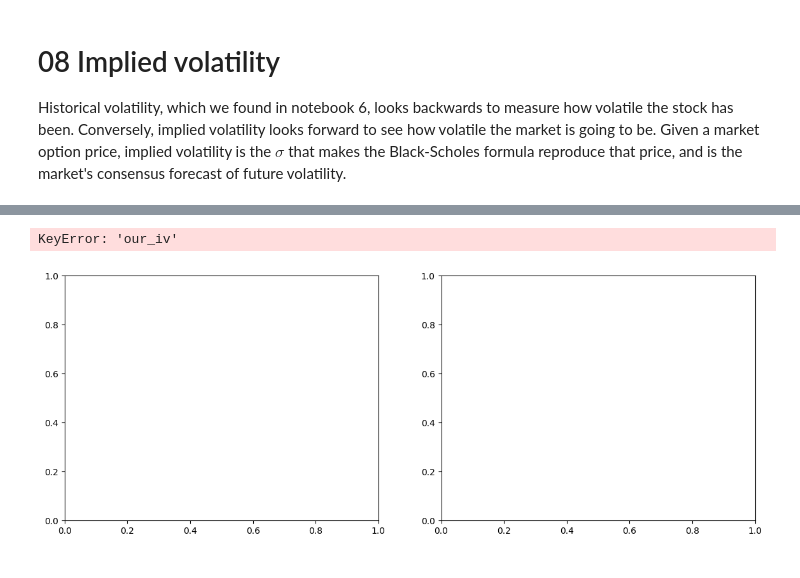
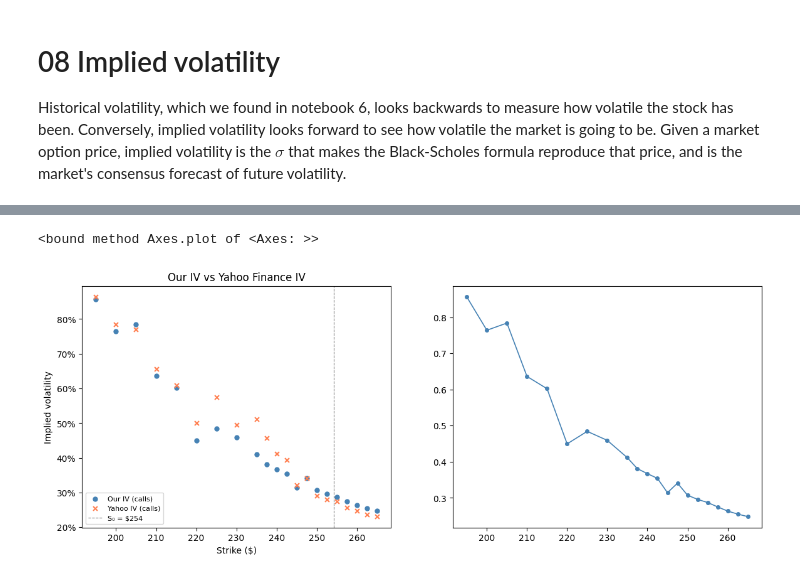
Before and after one commit to sub-roc/monte-carlo-pricer, a Jupyter notebook: notebooks/08_implied_vol.ipynb, the cells around one changed output, grey strips where cells are left out. Drawn from its saved outputs; the diff is of its cells as text; code cells hidden in the pictures.

```diff
--- a/notebooks/08_implied_vol.ipynb
+++ b/notebooks/08_implied_vol.ipynb
@@ -84,0 +118,18 @@ Call strikes: 29  |  Put strikes: 35
+# %%
+# compute IV row by row with explicit error reporting
+def safe_iv(row, Sof0, r, T, option_type):
+    try:
+        iv = implied_volatility(row['mid_price'], Sof0, row['strike'], r, T, option_type)
+        return iv
+    except Exception as e:
+        return np.nan
+
+calls['our_iv'] = calls.apply(safe_iv, axis=1, args=(Sof0, r, T, 'call'))
+puts['our_iv']  = puts.apply(safe_iv,  axis=1, args=(Sof0, r, T, 'put'))
+
+print(f"Calls — solved: {calls['our_iv'].notna().sum()}  failed: {calls['our_iv'].isna().sum()}")
+print(f"Puts  — solved: {puts['our_iv'].notna().sum()}   failed: {puts['our_iv'].isna().sum()}")
+
+# show a sample to verify values look reasonable
+print("\nSample call IV results:")
+print(calls[['strike', 'mid_price', 'our_iv', 'impliedVolatility']].head(8).round(4))
@@ -85,36 +150,29 @@ Call strikes: 29  |  Put strikes: 35
 # %%
+# drop fails
+calls_clean = calls.dropna(subset=['our_iv'])
+puts_clean  = puts.dropna(subset=['our_iv'])
+
 fig, axes = plt.subplots(1, 2, figsize=(14, 5))
 
-# plot 1: our IV vs yahoo's IV (sanity check)
-axes[0].scatter(calls['strike'], calls['our_iv'],
-                color='steelblue', s=20, label='Our IV (calls)')
-axes[0].scatter(calls['strike'], calls['impliedVolatility'],
-                color='coral', s=20, marker='x', label="Yahoo IV (calls)")
+# plot 1: our IV vs yahoo's IV
+axes[0].scatter(calls_clean['strike'], calls_clean['our_iv'],
+                color='steelblue', s=25, label='Our IV (calls)')
+axes[0].scatter(calls_clean['strike'], calls_clean['impliedVolatility'],
+                color='coral', s=25, marker='x', linewidths=1.5,
+                label='Yahoo IV (calls)')
 axes[0].axvline(Sof0, color='gray', linestyle='--',
                 linewidth=0.8, label=f'S₀ = ${Sof0:.0f}')
 axes[0].set_xlabel('Strike ($)')
 axes[0].set_ylabel('Implied volatility')
 axes[0].set_title('Our IV vs Yahoo Finance IV')
 axes[0].yaxis.set_major_formatter(plt.FuncFormatter(lambda y, _: f'{y:.0%}'))
 axes[0].legend(fontsize=8)
 
-# plot 2: volatility smile — calls and puts
-axes[1].plot(calls['strike'], calls['our_iv'],
+# plot 2: volatility smile — calls and puts together
+axes[1].plot(calls_clean['strike'], calls_clean['our_iv'],
              color='steelblue', linewidth=1.2, marker='o',
-             markersize=3, label='Calls')
-axes[1].plot(puts['strike'], puts['our_iv'],
-             color='coral', linewidth=1.2, marker='o',
-             markersize=3, label='Puts')
-axes[1].axvline(Sof0, color='gray', linestyle='--',
-                linewidth=0.8, label=f'S₀ = ${Sof0:.0f}')
-axes[1].set_xlabel('Strike ($)')
-axes[1].set_ylabel('Implied volatility')
-axes[1].set_title(f'Volatility smile — AAPL {expiry}')
-axes[1].yaxis.set_major_formatter(plt.FuncFormatter(lambda y, _: f'{y:.0%}'))
-axes[1].legend(fontsize=8)
-
-plt.tight_layout()
-plt.show()
+             markersize=4, label='Calls')
+axes[1].plot
 # %% [output]
-KeyError: 'our_iv'
+<bound method Axes.plot of <Axes: >>
-[figure, old version]
+[figure, new version]
```
Also changed, not shown: parts of 14 cells of this notebook.
